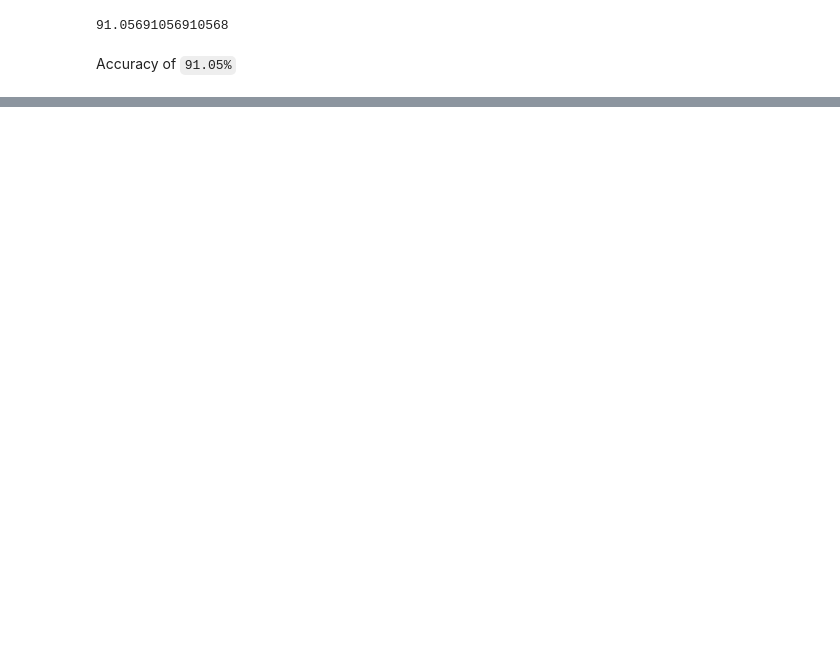
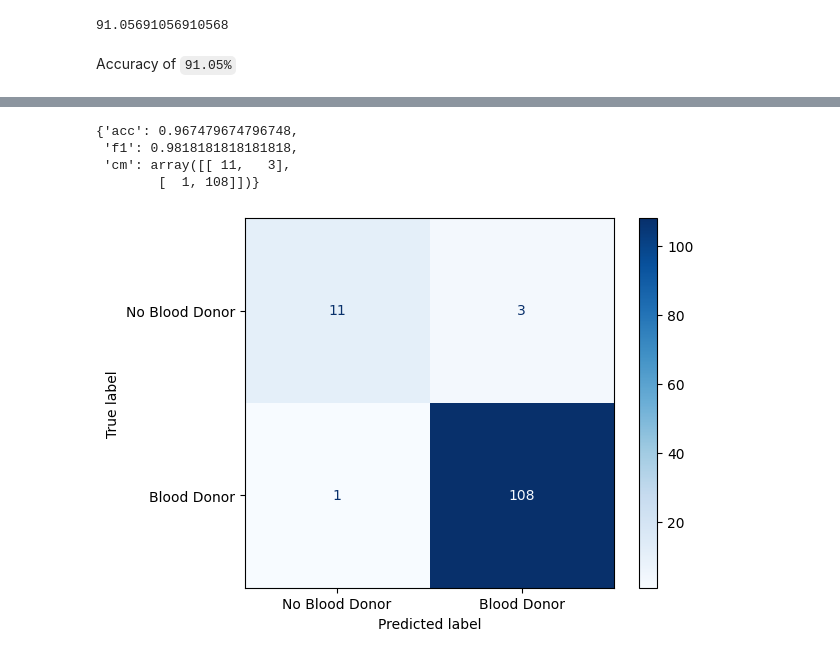
Before and after one commit to jblanco89/ML-Zoomcamp-course, a Jupyter notebook: LogisticRegressionPractice.ipynb, the cells around one changed output, grey strips where cells are left out. Saved outputs shown, nothing was run; the diff lists cells and outputs as text; code cells hidden in the pictures; blank space fills up the shorter version.

```diff
--- a/LogisticRegressionPractice.ipynb
+++ b/LogisticRegressionPractice.ipynb
@@ -270,0 +406,3 @@ Accuracy of `91.05%`
+# %%
+W_opt, y_pred = logistic_regression(X=X_test, W=W_opt, y=y_test, alpha=0.001, epoch=1)
+W_opt
@@ -270,0 +418,8 @@ Accuracy of `91.05%`
+# %%
+eval_metrics(y=y_test, y_pred=y_pred)
+# %% [output]
+{'acc': 0.967479674796748,
+ 'f1': 0.9818181818181818,
+ 'cm': array([[ 11,   3],
+        [  1, 108]])}
+[figure, added]
```
Also changed, not shown: parts of 14 cells of this notebook.
